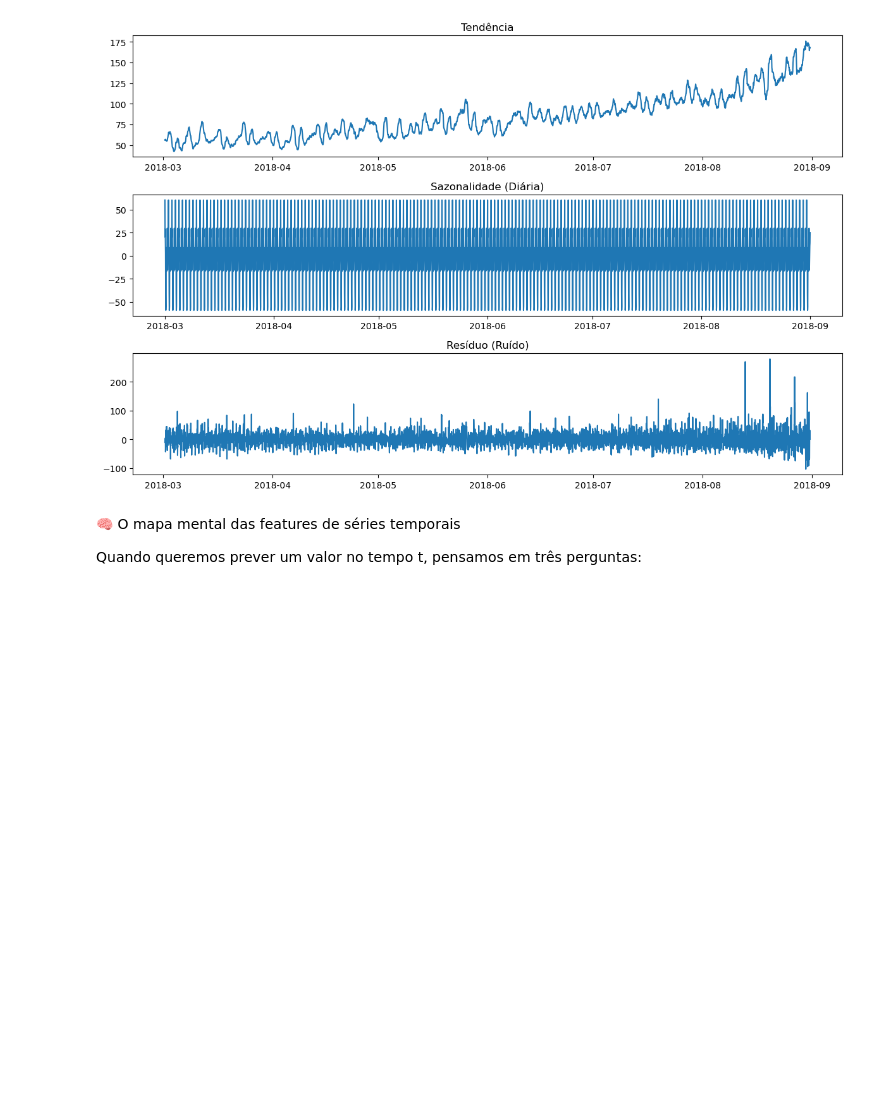
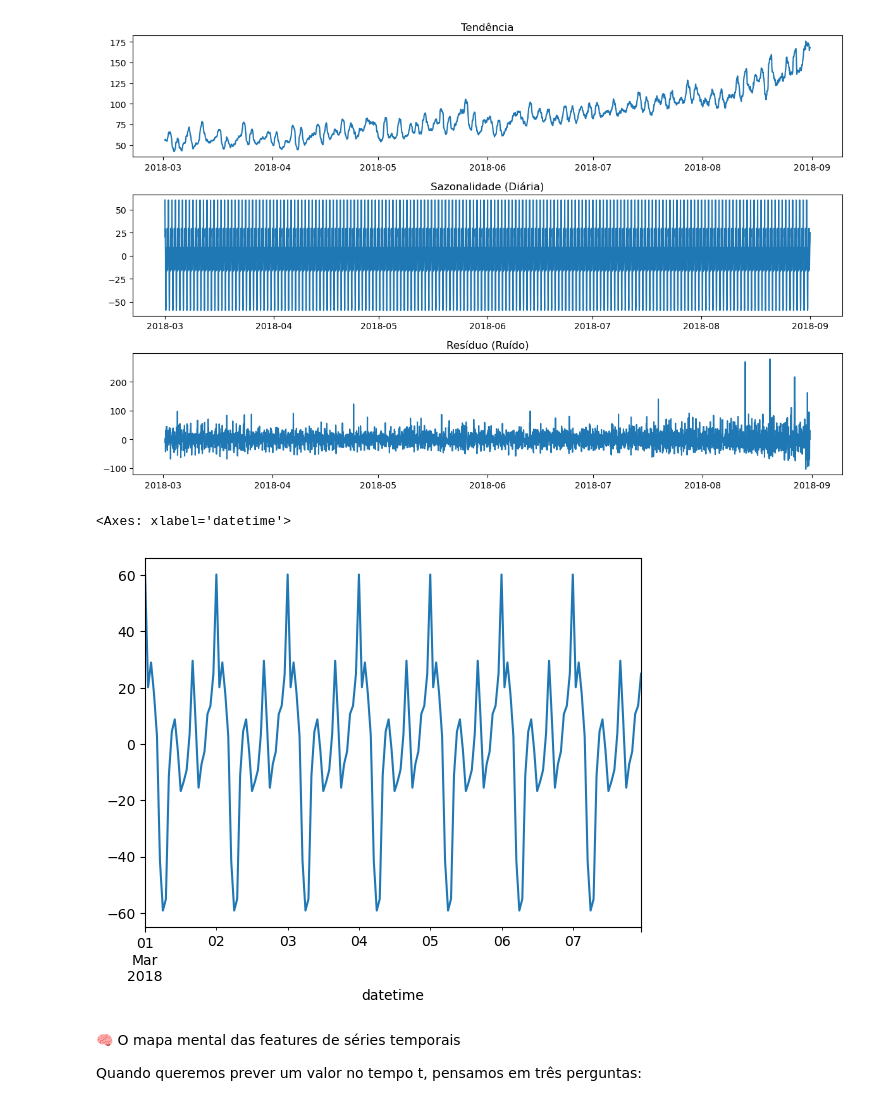
Before and after one commit to Angelaidt/Sprint-13-Empresa-de-Taxi, a Jupyter notebook: notebook_sprint_13.ipynb, the cells around one changed output. Drawn from its saved outputs; the diff is of its cells as text; code cells hidden in the pictures; blank space fills up the shorter version.

```diff
--- a/notebook_sprint_13.ipynb
+++ b/notebook_sprint_13.ipynb
@@ -170,6 +160,12 @@ plt.tight_layout()
 plt.show()
 # %% [output]
 [figure]
+# %%
+decomposed = decomposicao
+decomposed.seasonal.head(168).plot()
+# %% [output]
+<Axes: xlabel='datetime'>
+[figure, added]
 # %% [markdown]
 🧠 O mapa mental das features de séries temporais
 
```
Also changed, not shown: parts of 6 cells of this notebook, 1 other file.
